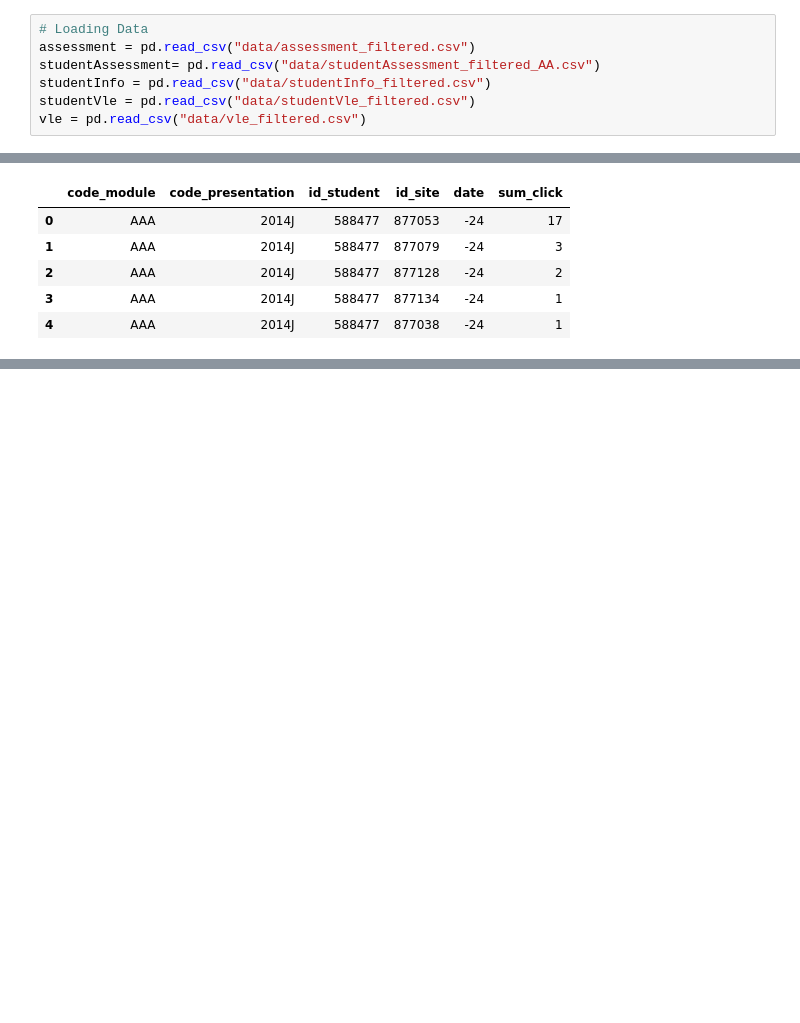
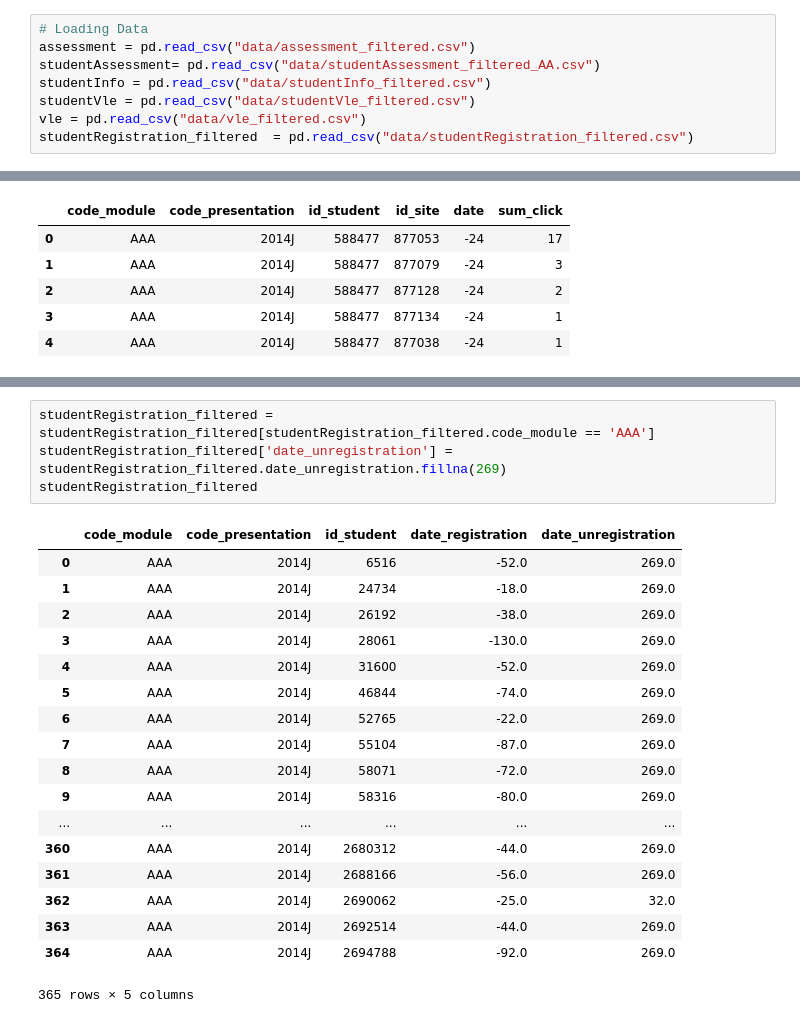
Before and after one commit to eang16/info370-w19-final-group3, a Jupyter notebook: Untitled.ipynb, the cells around one changed output, grey strips where cells are left out. Saved outputs shown, nothing was run; the diff lists cells and outputs as text; blank space fills up the shorter version.

```diff
--- a/Untitled.ipynb
+++ b/Untitled.ipynb
@@ -36,3 +36,4 @@ studentAssessment= pd.read_csv("data/studentAssessment_filtered_AA.csv")
 studentInfo = pd.read_csv("data/studentInfo_filtered.csv")
 studentVle = pd.read_csv("data/studentVle_filtered.csv")
 vle = pd.read_csv("data/vle_filtered.csv")
+studentRegistration_filtered  = pd.read_csv("data/studentRegistration_filtered.csv")
@@ -176,0 +180,23 @@ mergedStudentInfo
+# %%
+studentRegistration_filtered = studentRegistration_filtered[studentRegistration_filtered.code_module == 'AAA']
+studentRegistration_filtered['date_unregistration'] = studentRegistration_filtered.date_unregistration.fillna(269)
+studentRegistration_filtered
+# %% [output]
+|  | code_module | code_presentation | id_student | date_registration | date_unregistration |
+| 0 | AAA | 2014J | 6516 | -52.0 | 269.0 |
+| 1 | AAA | 2014J | 24734 | -18.0 | 269.0 |
+| 2 | AAA | 2014J | 26192 | -38.0 | 269.0 |
+| 3 | AAA | 2014J | 28061 | -130.0 | 269.0 |
+| 4 | AAA | 2014J | 31600 | -52.0 | 269.0 |
+| 5 | AAA | 2014J | 46844 | -74.0 | 269.0 |
+| 6 | AAA | 2014J | 52765 | -22.0 | 269.0 |
+| 7 | AAA | 2014J | 55104 | -87.0 | 269.0 |
+| 8 | AAA | 2014J | 58071 | -72.0 | 269.0 |
+| 9 | AAA | 2014J | 58316 | -80.0 | 269.0 |
+| ... | ... | ... | ... | ... | ... |
+| 360 | AAA | 2014J | 2680312 | -44.0 | 269.0 |
+| 361 | AAA | 2014J | 2688166 | -56.0 | 269.0 |
+| 362 | AAA | 2014J | 2690062 | -25.0 | 32.0 |
+| 363 | AAA | 2014J | 2692514 | -44.0 | 269.0 |
+| 364 | AAA | 2014J | 2694788 | -92.0 | 269.0 |
+365 rows × 5 columns
```
Also changed, not shown: parts of 5 cells of this notebook, 1 other file.
